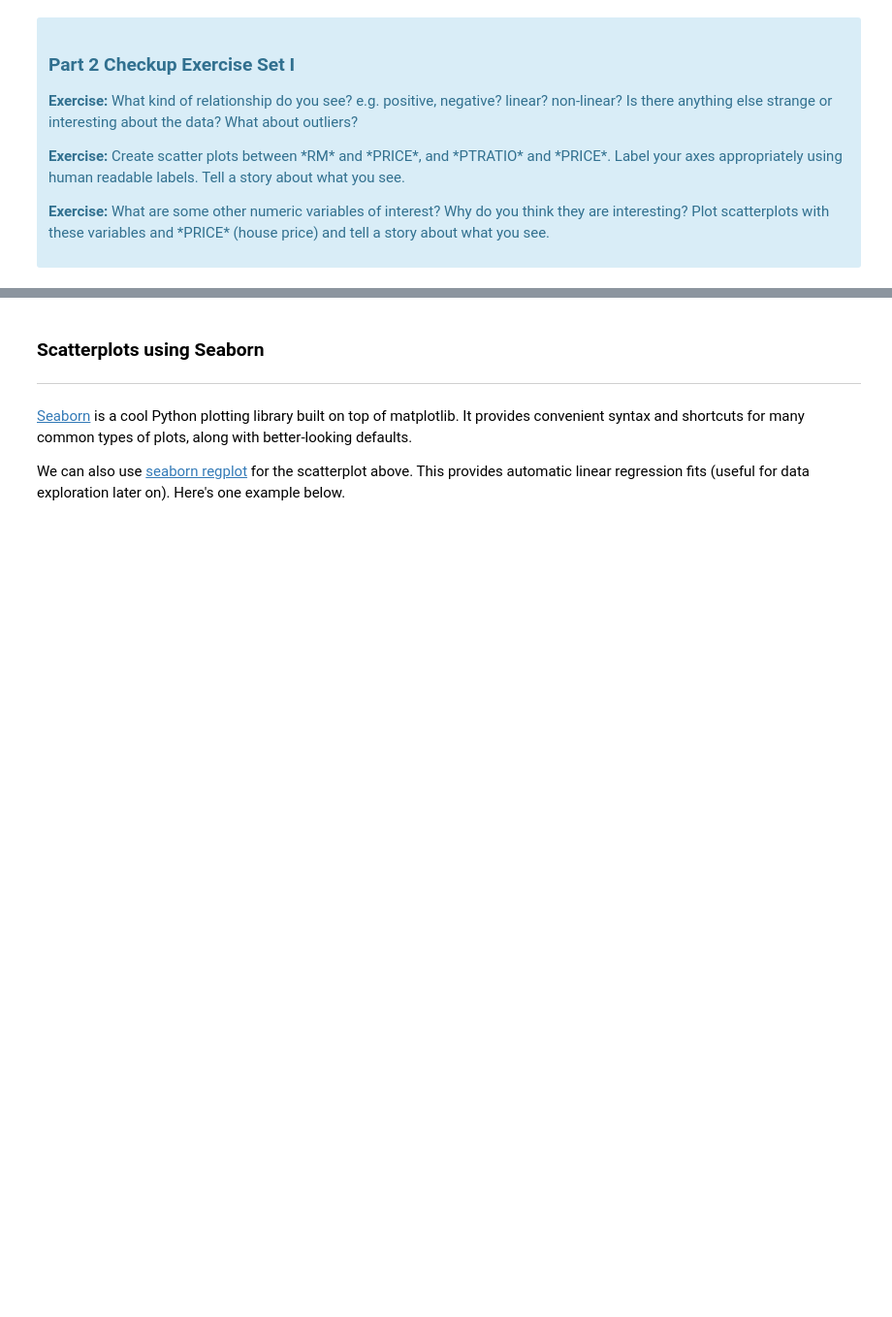
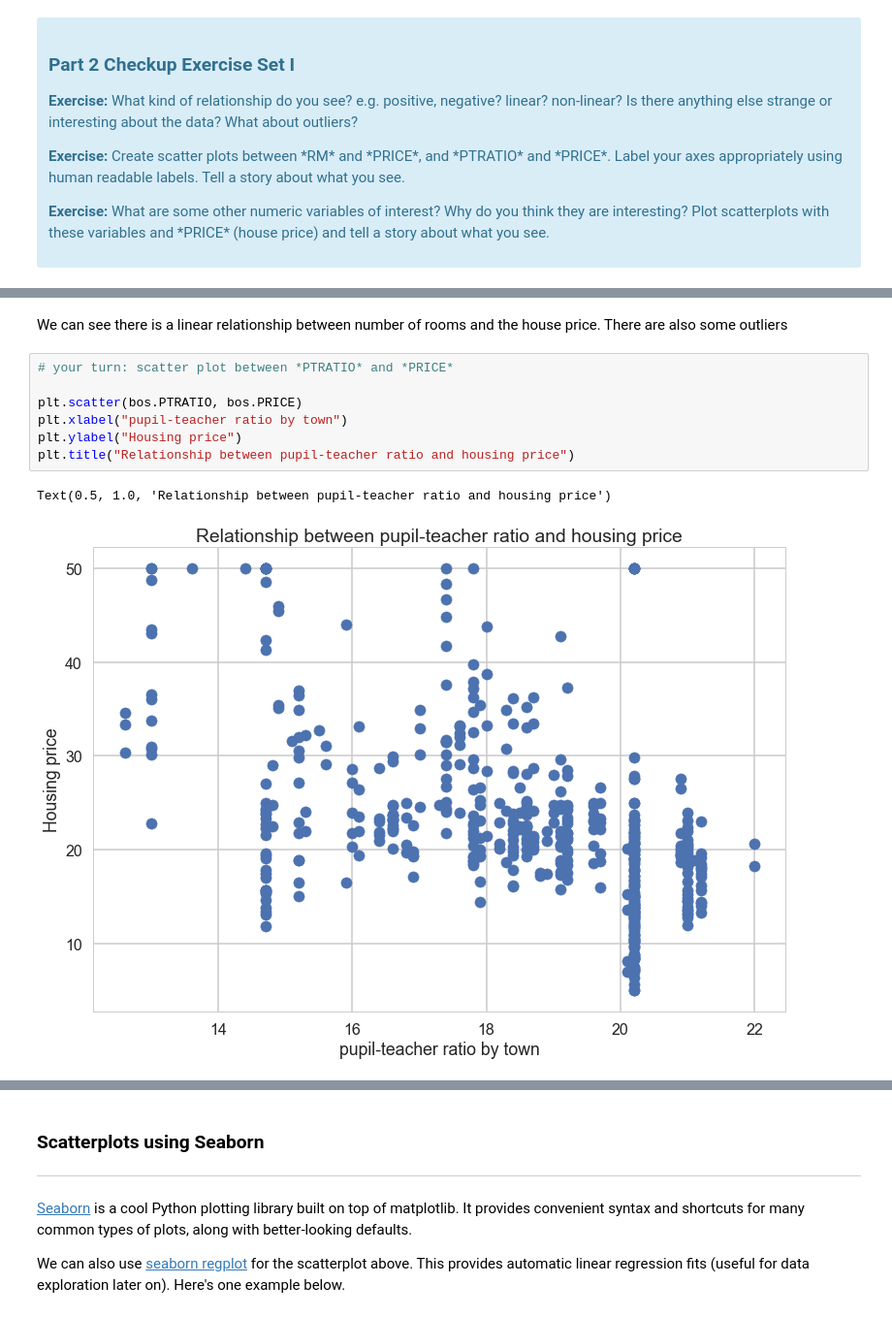
Before and after one commit to shabnami/Data-Science, a Jupyter notebook: linear_regression_project/Mini_Project_Linear_Regression.ipynb, the cells around one changed output, grey strips where cells are left out. Shown: that part at 97% size. Cells and saved outputs as stored; diff of their text form; blank space fills up the shorter version.

```diff
--- a/linear_regression_project/Mini_Project_Linear_Regression.ipynb
+++ b/linear_regression_project/Mini_Project_Linear_Regression.ipynb
@@ -287,0 +278,12 @@ plt.title("Relationship between CRIM and Price")
+# %% [markdown]
+We can see there is a linear relationship between number of rooms and the house price. There are also some outliers
+# %%
+# your turn: scatter plot between *PTRATIO* and *PRICE*
+
+plt.scatter(bos.PTRATIO, bos.PRICE)
+plt.xlabel("pupil-teacher ratio by town")
+plt.ylabel("Housing price")
+plt.title("Relationship between pupil-teacher ratio and housing price")
+# %% [output]
+Text(0.5, 1.0, 'Relationship between pupil-teacher ratio and housing price')
+[figure, added]
```
Also changed, not shown: parts of 27 cells of this notebook.
